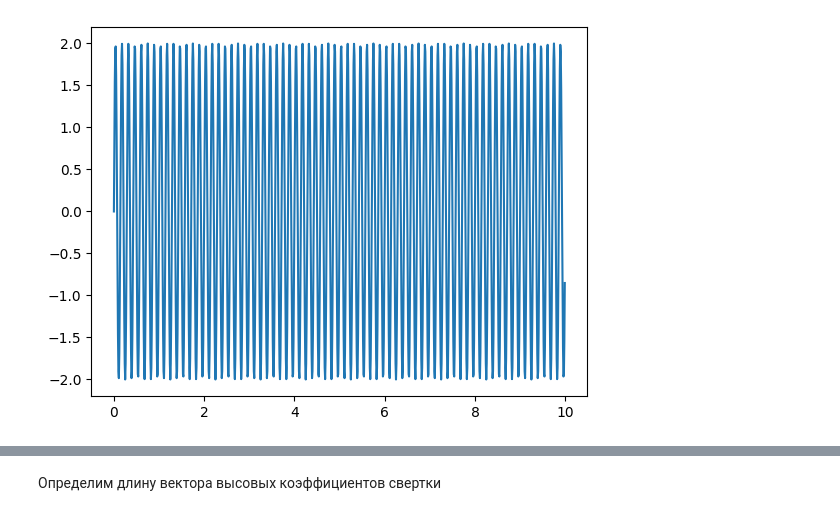
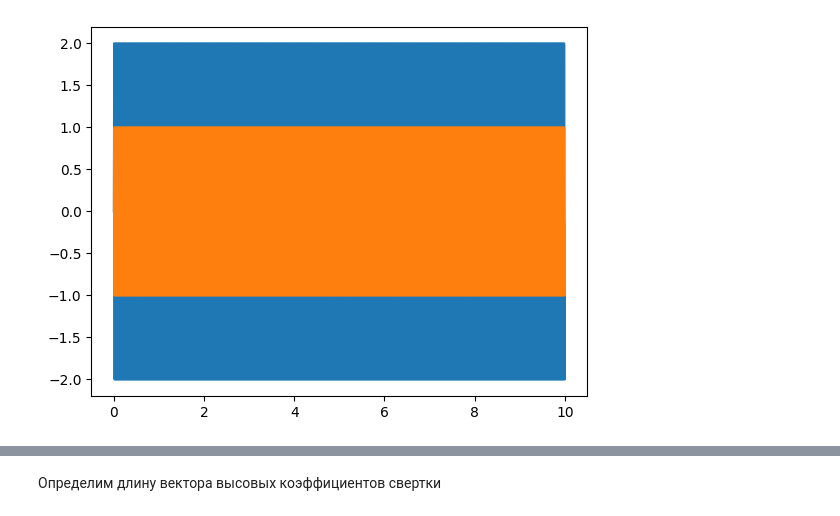
Before and after one commit to dd114/Adaptive-filter-1, a Jupyter notebook: Adaptive-filter-1.ipynb, the cells around one changed output, grey strips where cells are left out. Drawn from its saved outputs; the diff is of its cells as text; code cells hidden in the pictures.

```diff
--- a/Adaptive-filter-1.ipynb
+++ b/Adaptive-filter-1.ipynb
@@ -7,6 +5,9 @@ import itertools
 # %%
 def noise_out(time_counts):
-    return 2 * np.sin(2 * np.pi * 7 * time_counts)
+    return 2 * np.sin(2 * np.pi * 50 * time_counts)
+# %%
+def noise_in(time_counts):
+    return 0.5 * noise_out(time_counts)
 # %%
-def noise_in(time_counts):
-    return 0.5 * np.sin(2 * np.pi * 7 * time_counts)
+def useful_signal(time_counts):
+    return 10 * np.sin(2 * np.pi * 1 * time_counts)
@@ -16,13 +14,16 @@ def useful_signal(time_counts):
 # %%
-t = np.linspace(0, 10, 1000, endpoint=False)
+right_bound = 10
+number_of_point = 20000
+t = np.linspace(0, right_bound, number_of_point, endpoint=False)
 
 first_input = noise_out(t)
 second_output = noise_in(t) + useful_signal(t)
 # %%
-plt.plot(t, first_input)
+plt.plot(t, noise_out(t))
+plt.plot(t, noise_in(t))
 plt.show()
 # %% [output]
-[figure, old version]
+[figure, new version]
 # %%
 plt.plot(t, second_output)
 plt.show()
```
Also changed, not shown: parts of 10 cells of this notebook.
